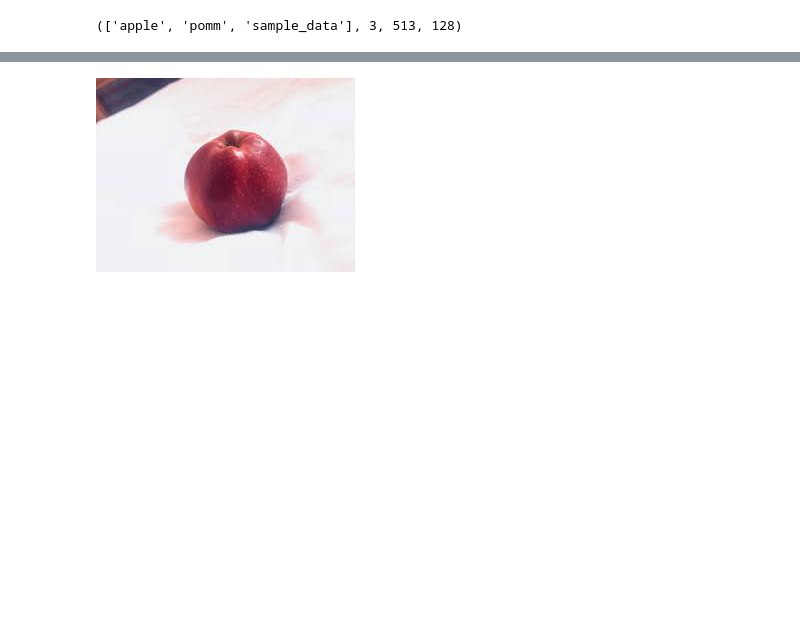
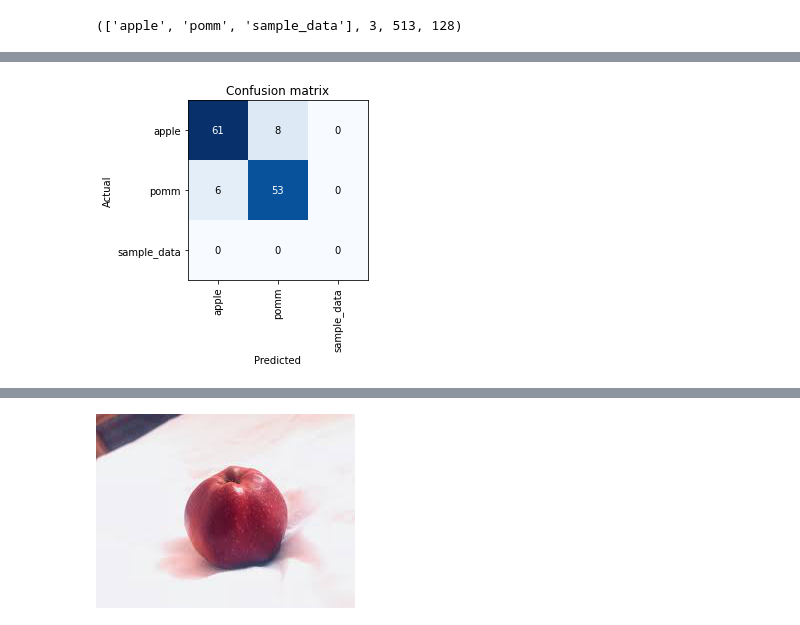
Before and after one commit to urmilapol/urmilapolprojects, a Jupyter notebook: applepomm1.ipynb, the cells around one changed output, grey strips where cells are left out. Saved outputs shown, nothing was run; the diff lists cells and outputs as text; code cells hidden in the pictures; blank space fills up the shorter version.

```diff
--- a/applepomm1.ipynb
+++ b/applepomm1.ipynb
@@ -74,3 +64,7 @@ learn.fit_one_cycle(5)
 interp = ClassificationInterpretation.from_learner(learn)
 # %% [output]
 [interactive output not drawn]
+# %%
+interp.plot_confusion_matrix()
+# %% [output]
+[figure, added]
```
Also changed, not shown: parts of 14 cells of this notebook.
